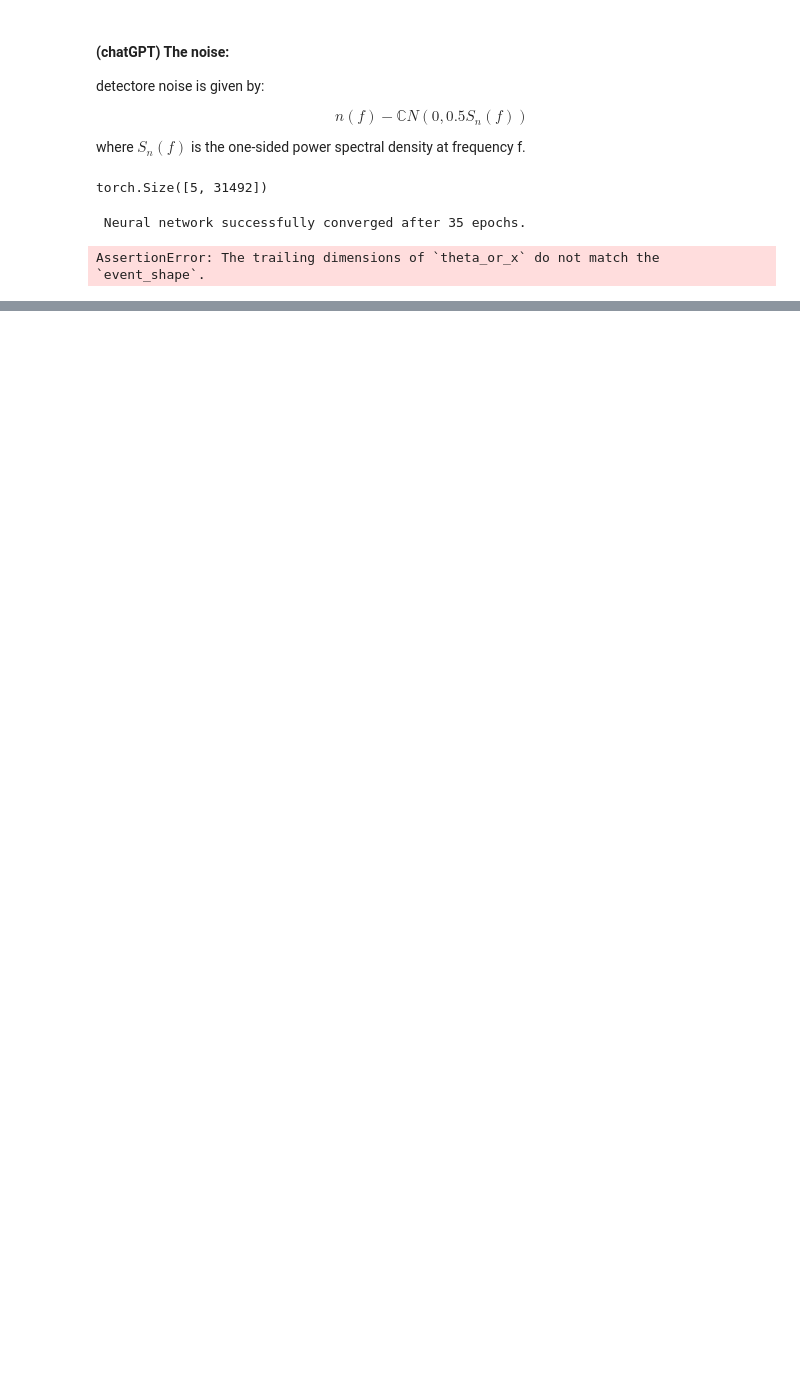
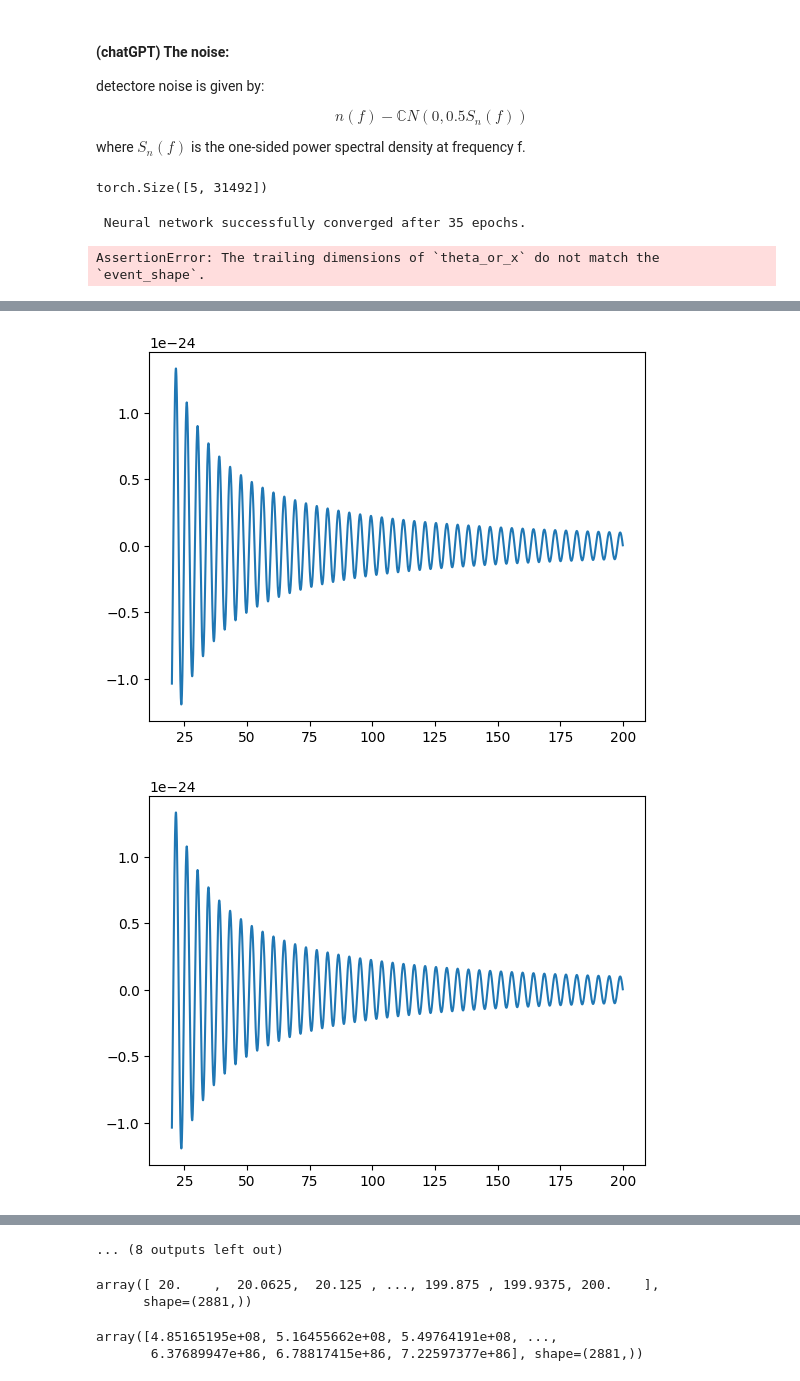
Before and after one commit to n3vSvZ/SBI_Project2b, a Jupyter notebook: Gravitational Waves/Gravitational Waves SBI.ipynb, the cells around one changed output, grey strips where cells are left out. Cells and saved outputs as stored; diff of their text form; code cells hidden in the pictures; blank space fills up the shorter version.

Commit message:
Added sinus model

```diff
--- a/Gravitational Waves/Gravitational Waves SBI.ipynb
+++ b/Gravitational Waves/Gravitational Waves SBI.ipynb
@@ -242,0 +302,32 @@ loaded_posterior = torch.load('posterior.pt')
+# %%
+num_sim = 2000
+A_lowerbound = 1
+A_upperbound = 10
+tc_lowerbound = 0.1
+tc_upperbound = 0.5
+
+prior = BoxUniform(low=torch.tensor([A_lowerbound, tc_lowerbound]),
+                   high=torch.tensor([A_upperbound, tc_upperbound]))
+
+# Check prior, simulator, consistency
+prior, num_parameters, prior_returns_numpy = process_prior(prior)
+simulator = process_simulator(simulator, prior, prior_returns_numpy)
+check_sbi_inputs(simulator, prior)
+
+# Create inference object. Here, NPE is used.
+#custom_density_estimator = posterior_nn(model = 'zuko_maf', hidden_features = [64]*3, num_transforms = 5)
+
+inference = NPE(prior=prior, density_estimator='zuko_maf')
+
+# #generate simulations and pass to the inference object
+# theta, h_freq = simulate_for_sbi(simulator, proposal=prior, num_simulations=num_sim)
+# inference = inference.append_simulations(theta, h_freq)
+theta_prior = prior.sample((num_sim,))
+h_sim = simulator(theta_prior)
+#h_sim_normalized, mean, std = normalize(h_freq)
+
+inference = inference.append_simulations(theta_prior, h_sim)
+
+# # train the density estimator and build the posterior
+density_estimator = inference.train()
+posterior = inference.build_posterior(density_estimator)
@@ -242,0 +395,7 @@ loaded_posterior = torch.load('posterior.pt')
+# %%
+for sim in range(num_sim):
+    plt.plot(f_array, h_freq[0,:])
+    plt.show()
+# %% [output]
+[figure, added]
+[figure, added]
@@ -242,0 +412 @@ loaded_posterior = torch.load('posterior.pt')
+... (8 outputs left out)
@@ -242,0 +419,10 @@ loaded_posterior = torch.load('posterior.pt')
+# %%
+f_array
+# %% [output]
+array([ 20.    ,  20.0625,  20.125 , ..., 199.875 , 199.9375, 200.    ],
+      shape=(2881,))
+# %%
+np.e ** (f_array)
+# %% [output]
+array([4.85165195e+08, 5.16455662e+08, 5.49764191e+08, ...,
+       6.37689947e+86, 6.78817415e+86, 7.22597377e+86], shape=(2881,))
```
Also changed, not shown: parts of 25 cells of this notebook.
